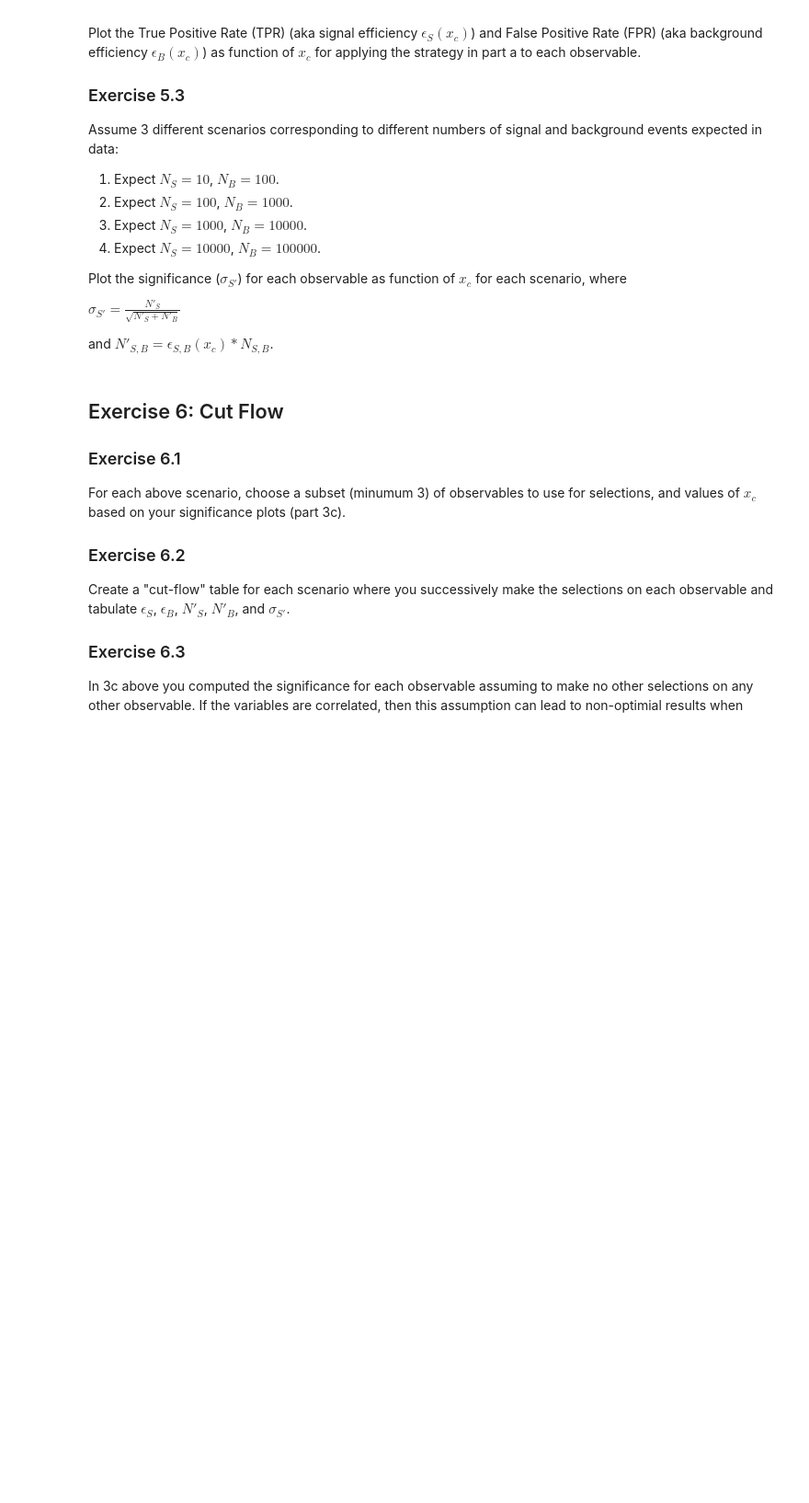
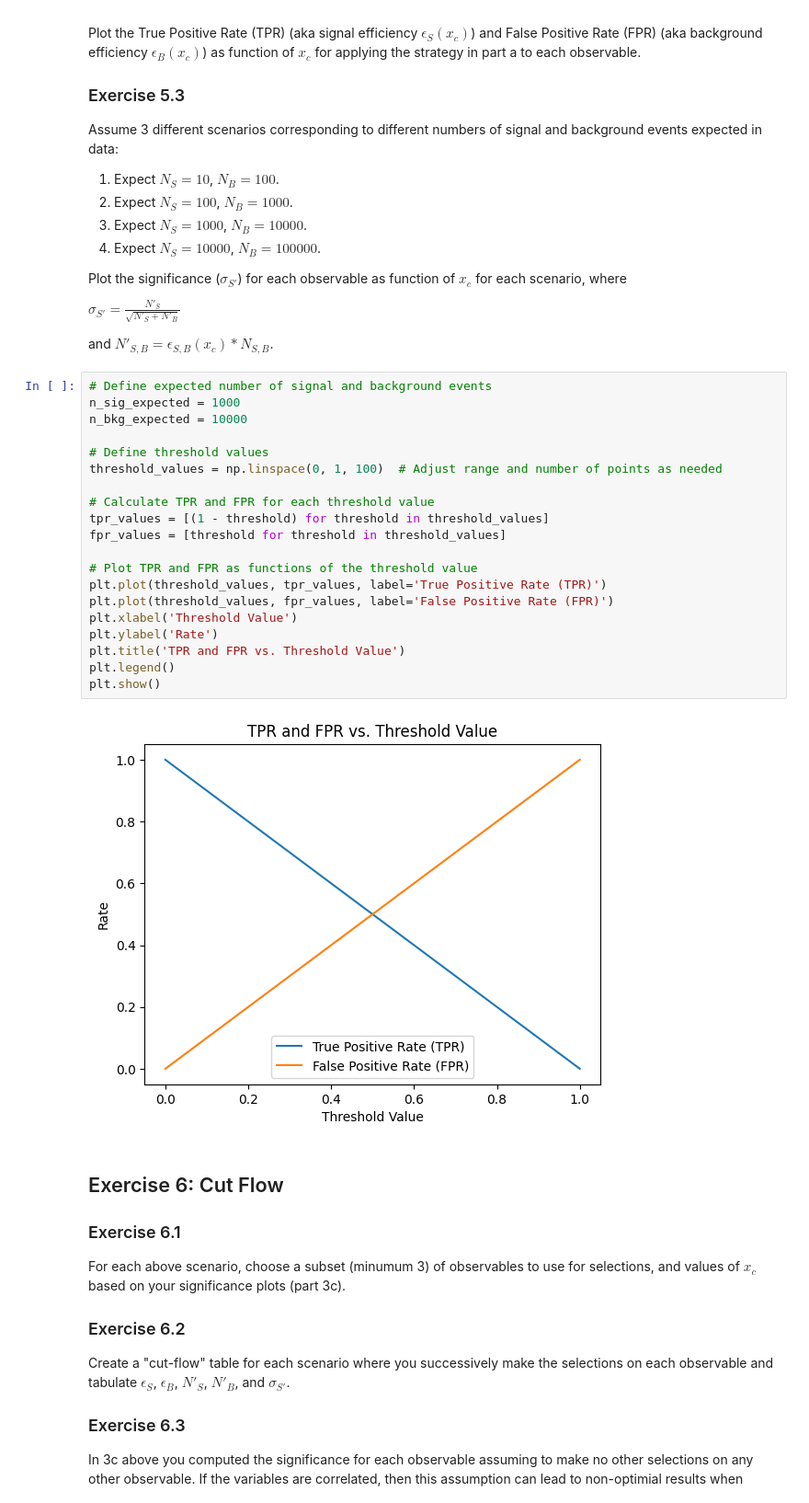
Before and after one commit to UTA-DataScience/DATA3402.Fall.2024, a Jupyter notebook: Labs/Lab.7/Lab.7.ipynb, the cells around one changed output. Shown at 92% size. Cells and saved outputs as stored; diff of their text form; blank space fills up the shorter version.

```diff
--- a/Labs/Lab.7/Lab.7.ipynb
+++ b/Labs/Lab.7/Lab.7.ipynb
@@ -376,6 +423,28 @@ Plot the significance ($\sigma_{S'}$) for each observable as function of $x_c$ f
 $\sigma_{S'}= \frac{N'_S}{\sqrt{N'_S+N'_B}}$
 
 and $N'_{S,B} = \epsilon_{S,B}(x_c) * N_{S,B}$.
+# %%
+# Define expected number of signal and background events
+n_sig_expected = 1000
+n_bkg_expected = 10000
+
+# Define threshold values
+threshold_values = np.linspace(0, 1, 100)  # Adjust range and number of points as needed
+
+# Calculate TPR and FPR for each threshold value
+tpr_values = [(1 - threshold) for threshold in threshold_values]
+fpr_values = [threshold for threshold in threshold_values]
+
+# Plot TPR and FPR as functions of the threshold value
+plt.plot(threshold_values, tpr_values, label='True Positive Rate (TPR)')
+plt.plot(threshold_values, fpr_values, label='False Positive Rate (FPR)')
+plt.xlabel('Threshold Value')
+plt.ylabel('Rate')
+plt.title('TPR and FPR vs. Threshold Value')
+plt.legend()
+plt.show()
+# %% [output]
+[figure, added]
 # %% [markdown]
 ## Exercise 6: Cut Flow
 
```
Also changed, not shown: parts of 28 cells of this notebook.
